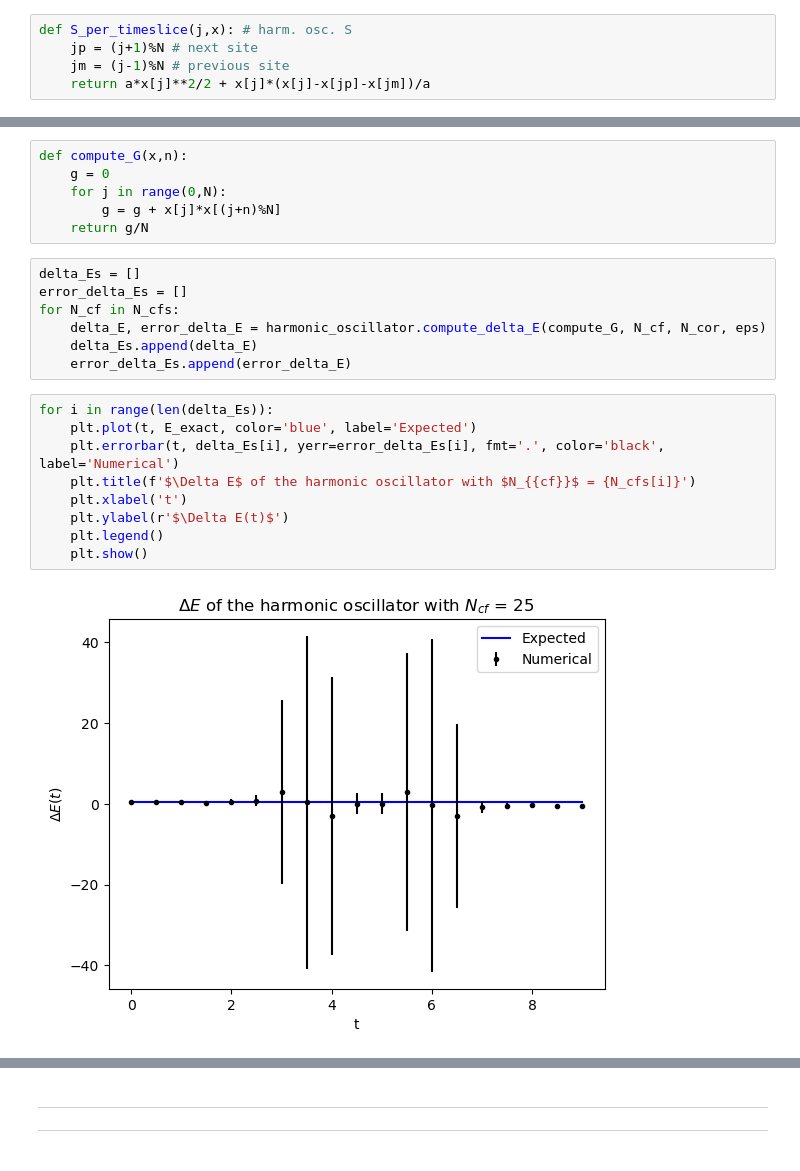
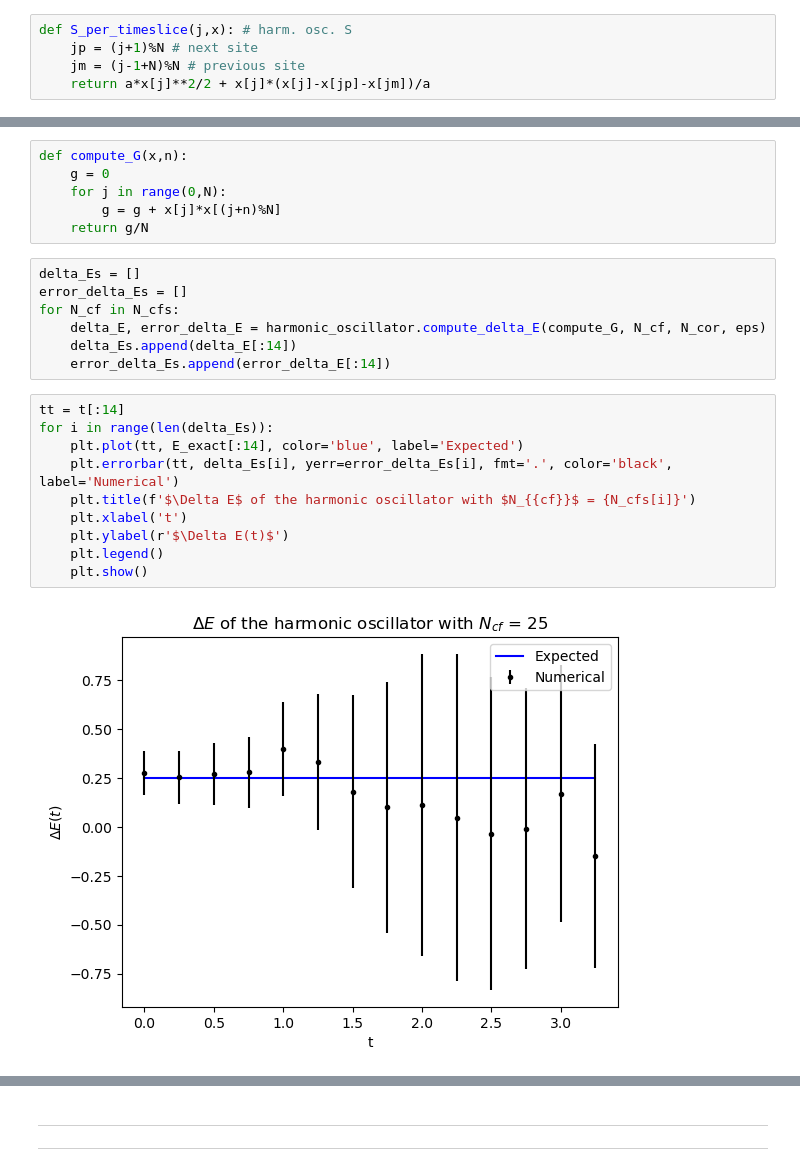
Before and after one commit to lusvelt/path-integral-monte-carlo, a Jupyter notebook: src/metropolis-harmonic-oscillator.ipynb, the cells around one changed output, grey strips where cells are left out. Cells and saved outputs as stored; diff of their text form.

```diff
--- a/src/metropolis-harmonic-oscillator.ipynb
+++ b/src/metropolis-harmonic-oscillator.ipynb
@@ -20,7 +20,7 @@ E_exact = np.ones(N-1) * (a*(E_1-E_0)) #expected energy
 # %%
 def S_per_timeslice(j,x): # harm. osc. S
     jp = (j+1)%N # next site
-    jm = (j-1)%N # previous site
+    jm = (j-1+N)%N # previous site
     return a*x[j]**2/2 + x[j]*(x[j]-x[jp]-x[jm])/a
 # %%
 harmonic_oscillator = NonRelativisticSingleParticle1D(T=a*N, N=N, S_per_timeslice=S_per_timeslice)
@@ -44,16 +44,17 @@ delta_Es = []
 error_delta_Es = []
 for N_cf in N_cfs:
     delta_E, error_delta_E = harmonic_oscillator.compute_delta_E(compute_G, N_cf, N_cor, eps)
-    delta_Es.append(delta_E)
-    error_delta_Es.append(error_delta_E)
+    delta_Es.append(delta_E[:14])
+    error_delta_Es.append(error_delta_E[:14])
 # %%
+tt = t[:14]
 for i in range(len(delta_Es)):
-    plt.plot(t, E_exact, color='blue', label='Expected')
-    plt.errorbar(t, delta_Es[i], yerr=error_delta_Es[i], fmt='.', color='black', label='Numerical')
+    plt.plot(tt, E_exact[:14], color='blue', label='Expected')
+    plt.errorbar(tt, delta_Es[i], yerr=error_delta_Es[i], fmt='.', color='black', label='Numerical')
     plt.title(f'$\Delta E$ of the harmonic oscillator with $N_{{cf}}$ = {N_cfs[i]}')
     plt.xlabel('t')
     plt.ylabel(r'$\Delta E(t)$')
     plt.legend()
     plt.show()
 # %% [output]
-[figure, old version]
+[figure, new version]
```
Also changed, not shown: parts of 9 cells of this notebook.
